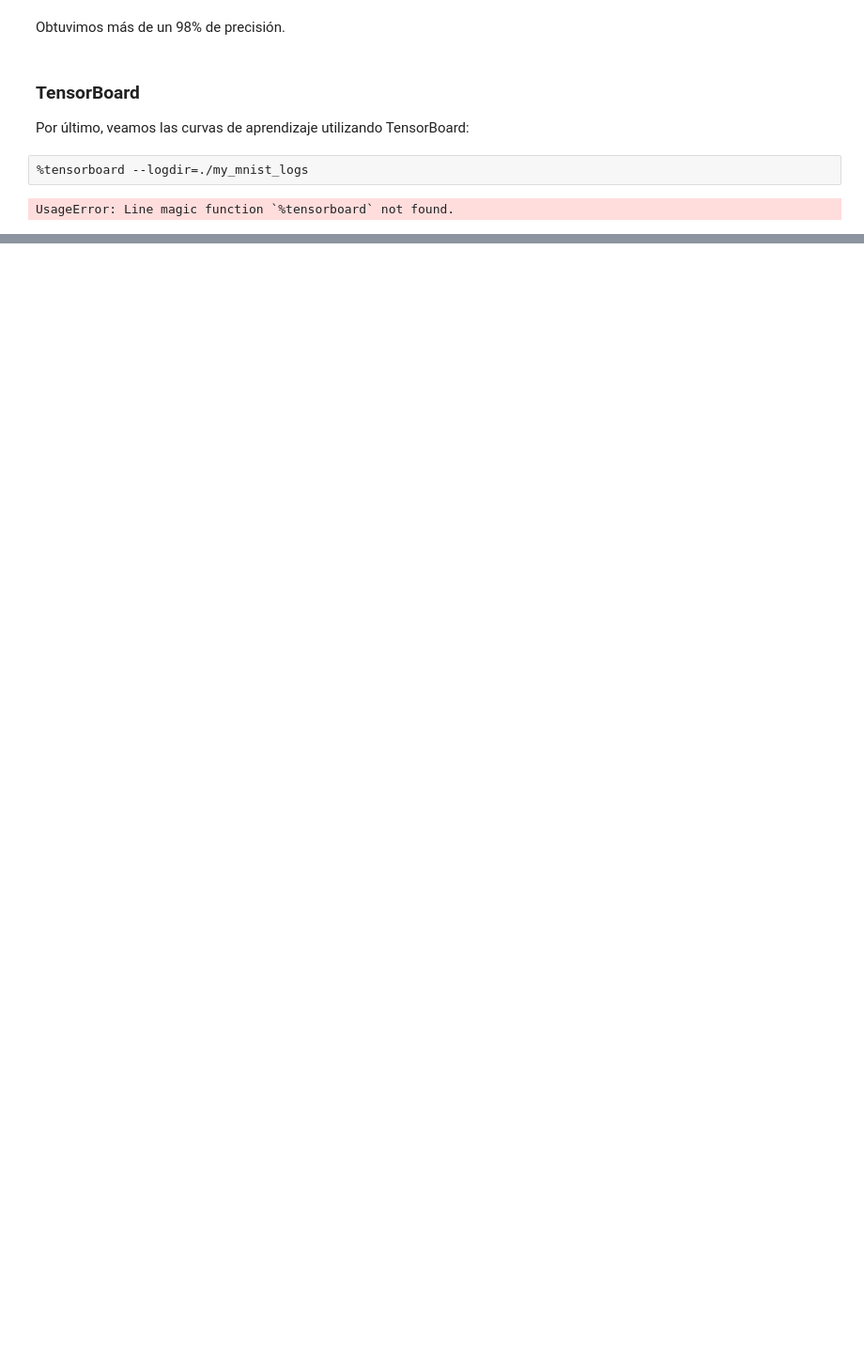
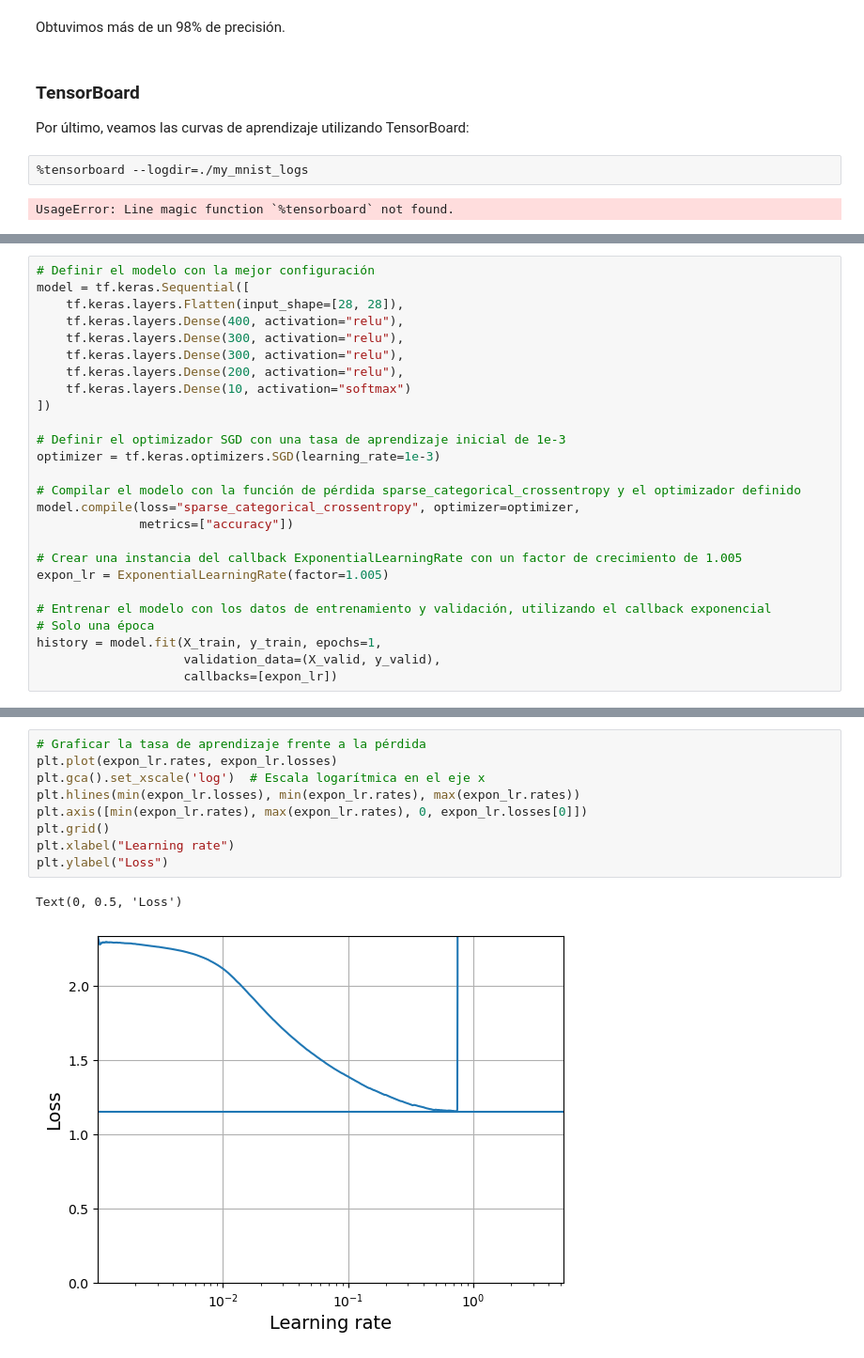
Before and after one commit to Ubikitina/machine-learning-projects, a Jupyter notebook: Actividad 2/Practica2.ipynb, the cells around one changed output, grey strips where cells are left out. Shown: that part at 94% size. Drawn from its saved outputs; the diff is of its cells as text; blank space fills up the shorter version.

```diff
--- a/Actividad 2/Practica2.ipynb
+++ b/Actividad 2/Practica2.ipynb
@@ -294,0 +555,26 @@ UsageError: Line magic function `%tensorboard` not found.
+# %%
+# Definir el modelo con la mejor configuración
+model = tf.keras.Sequential([
+    tf.keras.layers.Flatten(input_shape=[28, 28]),
+    tf.keras.layers.Dense(400, activation="relu"),
+    tf.keras.layers.Dense(300, activation="relu"),
+    tf.keras.layers.Dense(300, activation="relu"),
+    tf.keras.layers.Dense(200, activation="relu"),
+    tf.keras.layers.Dense(10, activation="softmax")
+])
+
+# Definir el optimizador SGD con una tasa de aprendizaje inicial de 1e-3
+optimizer = tf.keras.optimizers.SGD(learning_rate=1e-3)
+
+# Compilar el modelo con la función de pérdida sparse_categorical_crossentropy y el optimizador definido
+model.compile(loss="sparse_categorical_crossentropy", optimizer=optimizer,
+              metrics=["accuracy"])
+
+# Crear una instancia del callback ExponentialLearningRate con un factor de crecimiento de 1.005
+expon_lr = ExponentialLearningRate(factor=1.005)
+
+# Entrenar el modelo con los datos de entrenamiento y validación, utilizando el callback exponencial
+# Solo una época
+history = model.fit(X_train, y_train, epochs=1,
+                    validation_data=(X_valid, y_valid),
+                    callbacks=[expon_lr])
@@ -294,0 +583,12 @@ UsageError: Line magic function `%tensorboard` not found.
+# %%
+# Graficar la tasa de aprendizaje frente a la pérdida
+plt.plot(expon_lr.rates, expon_lr.losses)
+plt.gca().set_xscale('log')  # Escala logarítmica en el eje x
+plt.hlines(min(expon_lr.losses), min(expon_lr.rates), max(expon_lr.rates))
+plt.axis([min(expon_lr.rates), max(expon_lr.rates), 0, expon_lr.losses[0]])
+plt.grid()
+plt.xlabel("Learning rate")
+plt.ylabel("Loss")
+# %% [output]
+Text(0, 0.5, 'Loss')
+[figure, added]
```
Also changed, not shown: parts of 47 cells of this notebook.
